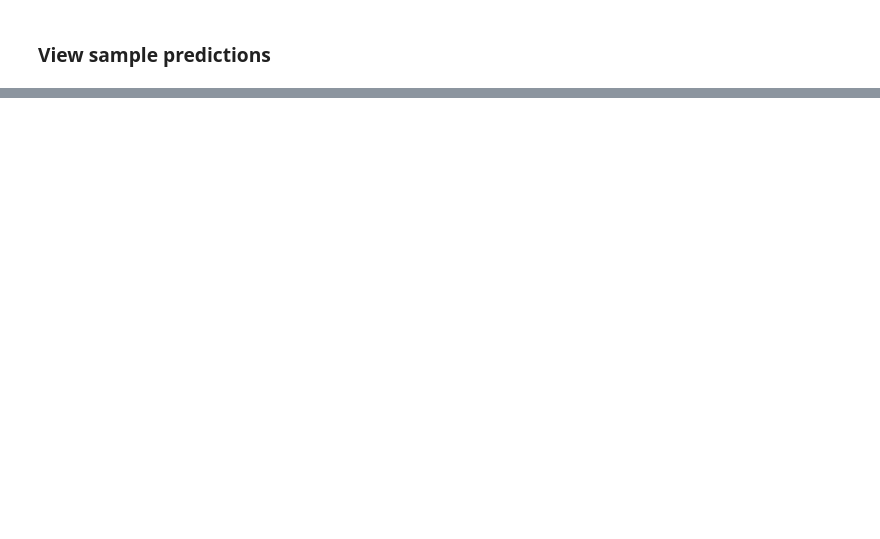
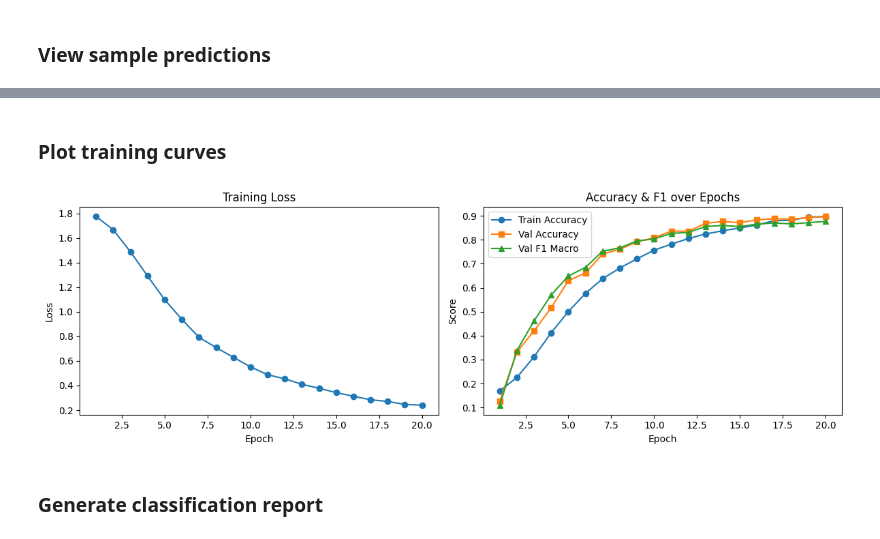
Before and after one commit to NicolasOrellana1/cap5610-group10-emotion-detection, a Jupyter notebook: notebooks/lstm.ipynb, the cells around one changed output, grey strips where cells are left out. Drawn from its saved outputs; the diff is of its cells as text; code cells hidden in the pictures; blank space fills up the shorter version.

```diff
--- a/notebooks/lstm.ipynb
+++ b/notebooks/lstm.ipynb
@@ -161,7 +161,7 @@ class LSTMClassifier(nn.Module):
 # %% [markdown]
 ### Training configuration
 # %%
-device = torch.device('mps' if torch.cuda.is_available() else 'cpu')
+device = torch.device('mps' if torch.mps.is_available() else 'cpu')
 print(f"Using device: {device}")
 
 train_loader = DataLoader(EmotionDataset(train_df, vocab), batch_size=64, shuffle=True)
@@ -339,0 +351,29 @@ MISCLASSIFIED (n=5)
+# %% [markdown]
+### Plot training curves
+# %%
+import matplotlib.pyplot as plt
+
+epochs_ran = range(1, len(history['train_loss']) + 1)
+
+fig, axes = plt.subplots(1, 2, figsize=(12, 4))
+
+axes[0].plot(epochs_ran, history['train_loss'], marker='o')
+axes[0].set_title('Training Loss')
+axes[0].set_xlabel('Epoch')
+axes[0].set_ylabel('Loss')
+
+axes[1].plot(epochs_ran, history['train_acc'], marker='o', label='Train Accuracy')
+axes[1].plot(epochs_ran, history['val_acc'],   marker='s', label='Val Accuracy')
+axes[1].plot(epochs_ran, history['val_f1'],    marker='^', label='Val F1 Macro')
+axes[1].set_title('Accuracy & F1 over Epochs')
+axes[1].set_xlabel('Epoch')
+axes[1].set_ylabel('Score')
+axes[1].legend()
+
+plt.tight_layout()
+plt.savefig('training_curves.png', dpi=150)
+plt.show()
+# %% [output]
+[figure, added]
+# %% [markdown]
+### Generate classification report
```
Also changed, not shown: parts of 7 cells of this notebook, 2 other files.
